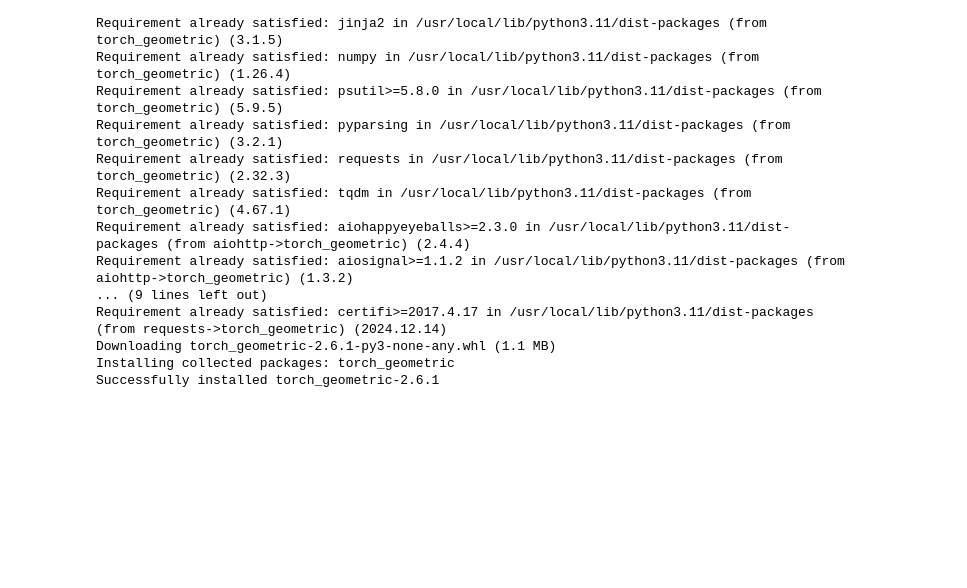
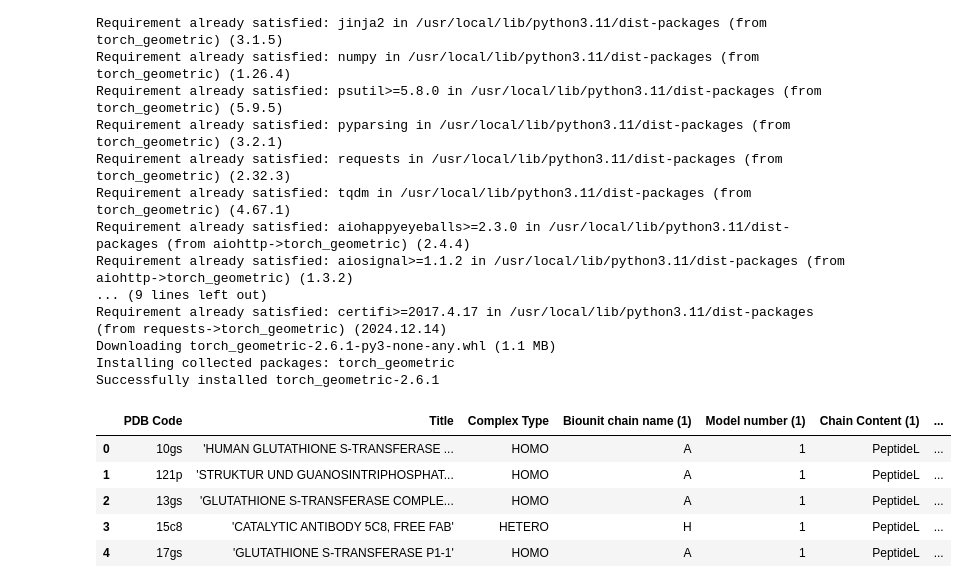
Before and after one commit to saktiworkstation/GNNs-LLMs-Research, a Jupyter notebook: GNN_DOVE.ipynb, the cells around one changed output. Cells and saved outputs as stored; diff of their text form; code cells hidden in the pictures; blank space fills up the shorter version.

Commit message:
Struktur dasar

```diff
--- a/GNN_DOVE.ipynb
+++ b/GNN_DOVE.ipynb
@@ -32,0 +23,16 @@ from sklearn.preprocessing import StandardScaler
+# %%
+import pandas as pd
+
+# Load the uploaded file to examine its structure
+file_path = '/content/all-pairwise-interactions.csv'
+data = pd.read_csv(file_path)
+
+# Display the first few rows of the dataset to understand its structure
+data.head()
+# %% [output]
+|  | PDB Code | Title | Complex Type | Biounit chain name (1) | Model number (1) | Chain Content (1) | ... |
+| 0 | 10gs | 'HUMAN GLUTATHIONE S-TRANSFERASE ... | HOMO | A | 1 | PeptideL | ... |
+| 1 | 121p | 'STRUKTUR UND GUANOSINTRIPHOSPHAT... | HOMO | A | 1 | PeptideL | ... |
+| 2 | 13gs | 'GLUTATHIONE S-TRANSFERASE COMPLE... | HOMO | A | 1 | PeptideL | ... |
+| 3 | 15c8 | 'CATALYTIC ANTIBODY 5C8, FREE FAB' | HETERO | H | 1 | PeptideL | ... |
+| 4 | 17gs | 'GLUTATHIONE S-TRANSFERASE P1-1' | HOMO | A | 1 | PeptideL | ... |
```
Also changed, not shown: parts of 7 cells of this notebook.
